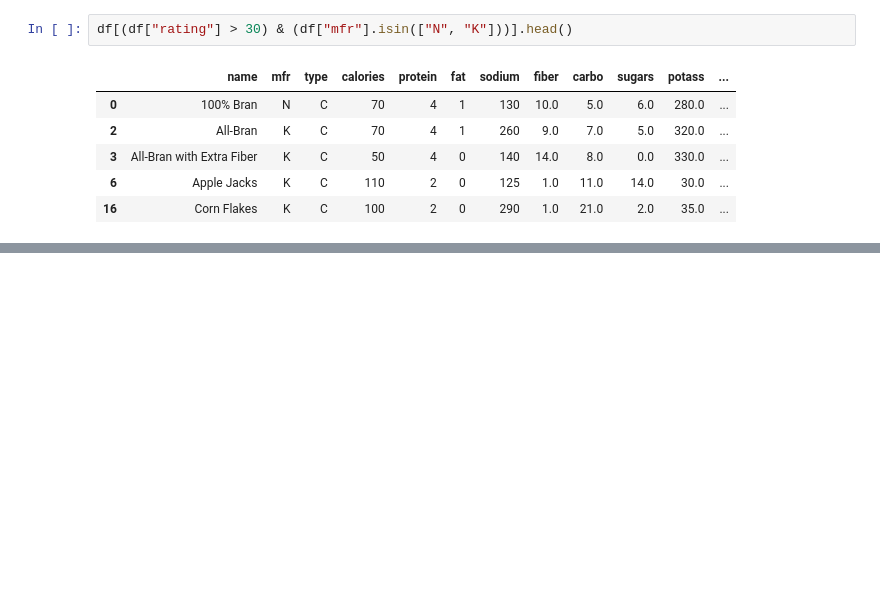
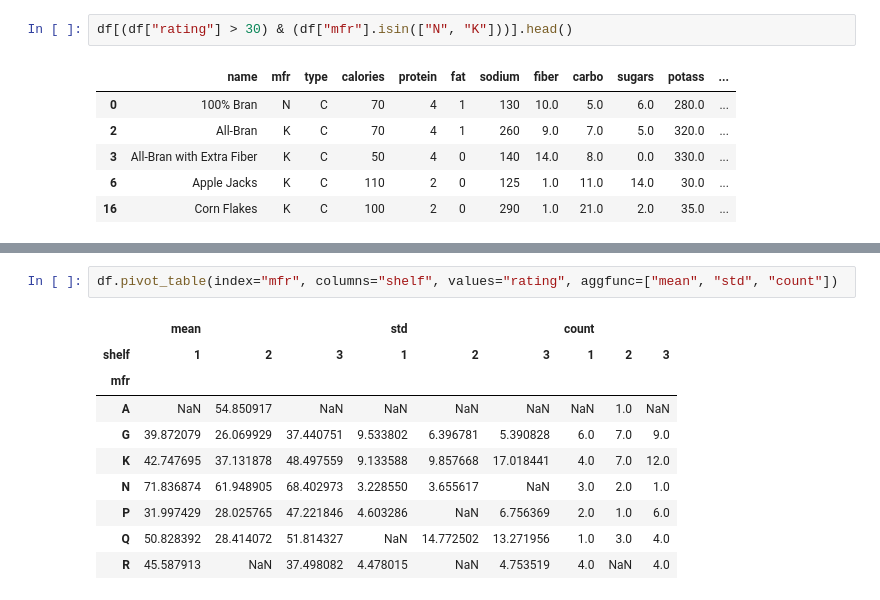
Before and after one commit to FransiscoReadyPermana/supervised_learning, a Jupyter notebook: 02 - Pandas Introduction/part2-conditionalAndMorePandas.ipynb, the cells around one changed output, grey strips where cells are left out. Saved outputs shown, nothing was run; the diff lists cells and outputs as text; blank space fills up the shorter version.

```diff
--- a/02 - Pandas Introduction/part2-conditionalAndMorePandas.ipynb
+++ b/02 - Pandas Introduction/part2-conditionalAndMorePandas.ipynb
@@ -44,0 +97,13 @@ df[(df["rating"] > 30) & (df["mfr"].isin(["N", "K"]))].head()
+# %%
+df.pivot_table(index="mfr", columns="shelf", values="rating", aggfunc=["mean", "std", "count"])
+# %% [output]
+|  | mean |  |  | std |  |  | count |  |  |
+| shelf | 1 | 2 | 3 | 1 | 2 | 3 | 1 | 2 | 3 |
+| mfr |  |  |  |  |  |  |  |  |  |
+| A | NaN | 54.850917 | NaN | NaN | NaN | NaN | NaN | 1.0 | NaN |
+| G | 39.872079 | 26.069929 | 37.440751 | 9.533802 | 6.396781 | 5.390828 | 6.0 | 7.0 | 9.0 |
+| K | 42.747695 | 37.131878 | 48.497559 | 9.133588 | 9.857668 | 17.018441 | 4.0 | 7.0 | 12.0 |
+| N | 71.836874 | 61.948905 | 68.402973 | 3.228550 | 3.655617 | NaN | 3.0 | 2.0 | 1.0 |
+| P | 31.997429 | 28.025765 | 47.221846 | 4.603286 | NaN | 6.756369 | 2.0 | 1.0 | 6.0 |
+| Q | 50.828392 | 28.414072 | 51.814327 | NaN | 14.772502 | 13.271956 | 1.0 | 3.0 | 4.0 |
+| R | 45.587913 | NaN | 37.498082 | 4.478015 | NaN | 4.753519 | 4.0 | NaN | 4.0 |
```
Also changed, not shown: parts of 23 cells of this notebook.
